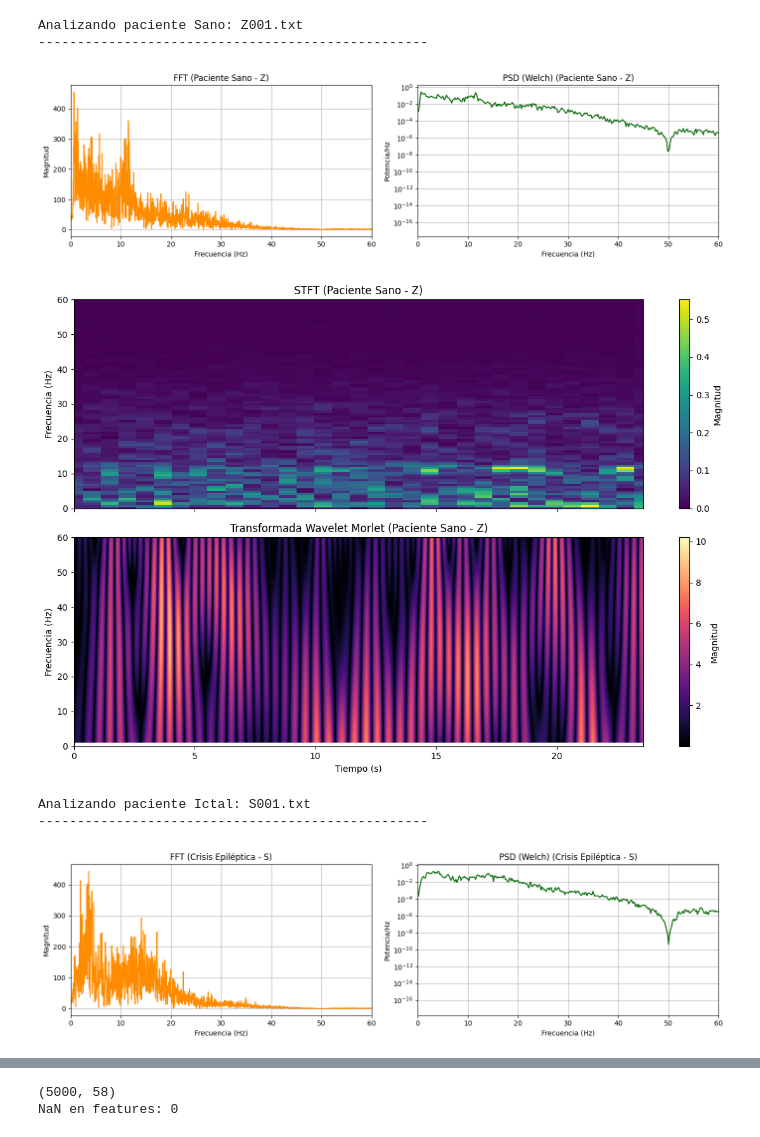
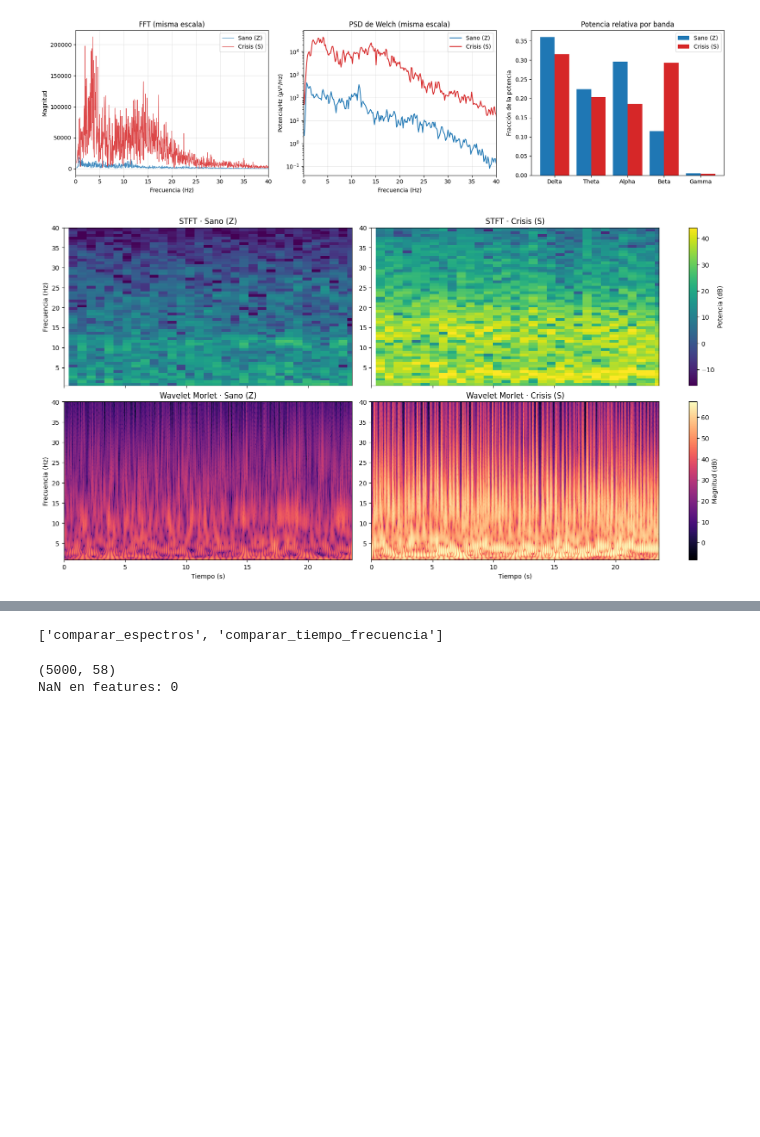
Before and after one commit to lorepe/eeg-epilepsy-project, a Jupyter notebook: notebooks/03_Fase4_Caracteristicas.ipynb, the cells around one changed output, grey strips where cells are left out. Saved outputs shown, nothing was run; the diff lists cells and outputs as text; code cells hidden in the pictures; blank space fills up the shorter version.

Commit message:
Correccion imagenes sano-ictal grafica a misma escala y valores de referencia tabla

```diff
--- a/notebooks/03_Fase4_Caracteristicas.ipynb
+++ b/notebooks/03_Fase4_Caracteristicas.ipynb
@@ -1,35 +1,21 @@
 # %%
-%matplotlib inline
 import sys
+sys.path.append('../')
 import pandas as pd
+import matplotlib.pyplot as plt
+from src.caracteristicas import comparar_espectros, comparar_tiempo_frecuencia
 
-# 1. Le decimos a Python que busque en la carpeta principal del proyecto
-sys.path.append('../')
+df_eeg = pd.read_pickle('../data/processed/dataset_preprocesado.pkl')
+sano = df_eeg[df_eeg['carpeta_original'] == 'Z'].iloc[0]['senal_filtrada']
+ictal = df_eeg[df_eeg['carpeta_original'] == 'S'].iloc[0]['senal_filtrada']   # senal_filtrada = amplitud real (µV)
 
-# 2. Ahora sí podemos importar desde src
-from src.caracteristicas import plot_espectro_frecuencias, plot_tiempo_frecuencia
+fig1 = comparar_espectros(sano, ictal)
+fig1.savefig('../figuras/espectros_sano_vs_crisis.png', dpi=200, bbox_inches='tight')
+plt.show()
 
-# 3. Cargar los datos ya preprocesados
-df_eeg = pd.read_pickle('../data/processed/dataset_preprocesado.pkl')
-
-# 4. Seleccionar una muestra Sana (Z) y una muestra Ictal/Epiléptica (S)
-sano = df_eeg[df_eeg['carpeta_original'] == 'Z'].iloc[0]
-ictal = df_eeg[df_eeg['carpeta_original'] == 'S'].iloc[0]
-
-print(f"Analizando paciente Sano: {sano['archivo']}")
-print("-" * 50)
-plot_espectro_frecuencias(sano['senal_limpia'], titulo_extra="(Paciente Sano - Z)")
-plot_tiempo_frecuencia(sano['senal_limpia'], titulo_extra="(Paciente Sano - Z)")
-
-print(f"\nAnalizando paciente Ictal: {ictal['archivo']}")
-print("-" * 50)
-plot_espectro_frecuencias(ictal['senal_limpia'], titulo_extra="(Crisis Epiléptica - S)")
-plot_tiempo_frecuencia(ictal['senal_limpia'], titulo_extra="(Crisis Epiléptica - S)")
+fig2 = comparar_tiempo_frecuencia(sano, ictal)
+fig2.savefig('../figuras/tf_sano_vs_crisis.png', dpi=200, bbox_inches='tight')
+plt.show()
 # %% [output]
-Analizando paciente Sano: Z001.txt
---------------------------------------------------
-[figure, old version]
+[figure, new version]
-[figure, old version]
+[figure, new version]
-Analizando paciente Ictal: S001.txt
---------------------------------------------------
-[figure, removed]
@@ -37,3 +22,10 @@ Analizando paciente Ictal: S001.txt
+# %%
+import sys
+sys.path.append('../')
+import src.caracteristicas as c
+print([n for n in dir(c) if n.startswith('comparar')])
+# %% [output]
+['comparar_espectros', 'comparar_tiempo_frecuencia']
 # %%
 import numpy as np
 import matplotlib.pyplot as plt
```
Also changed, not shown: parts of 3 cells of this notebook, 5 other files.
